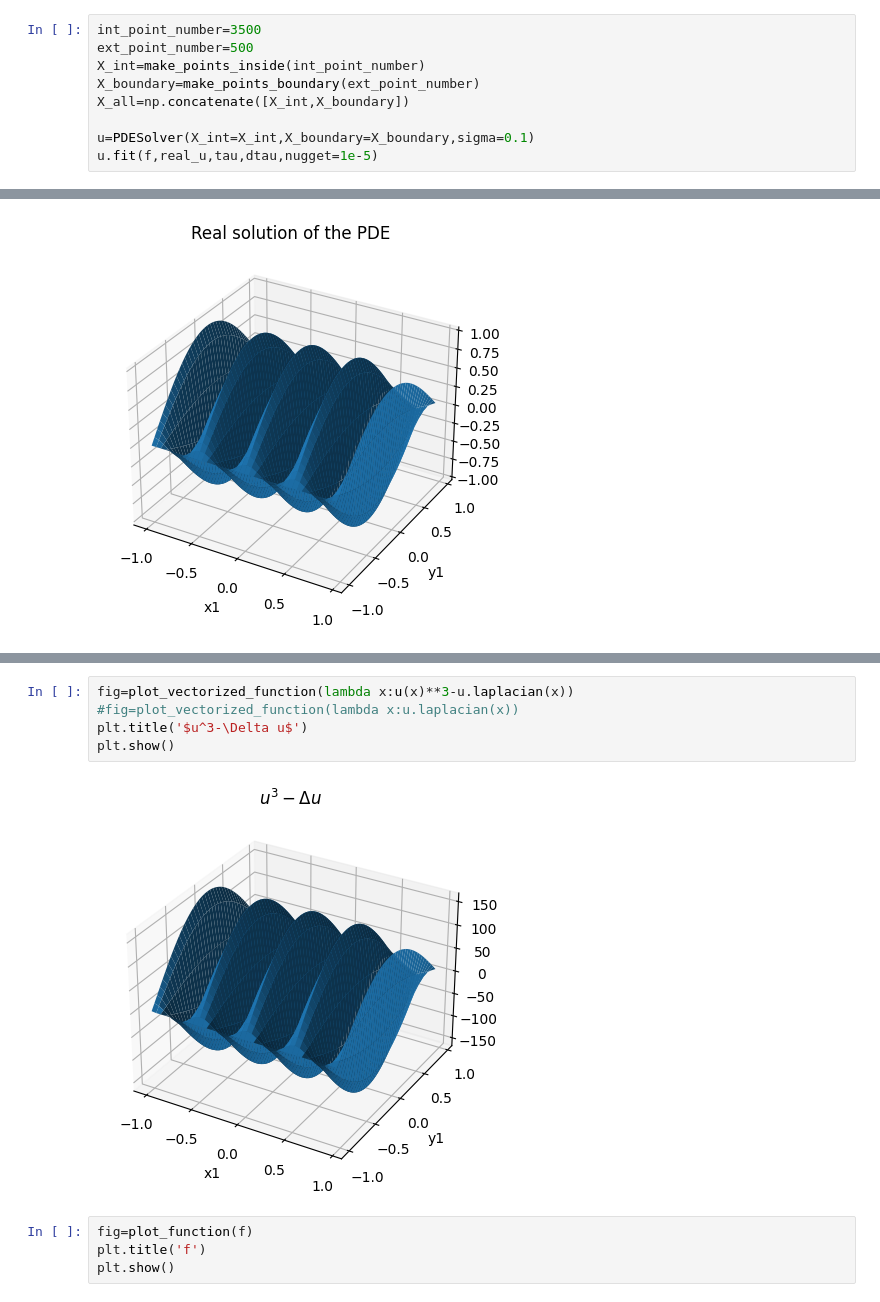
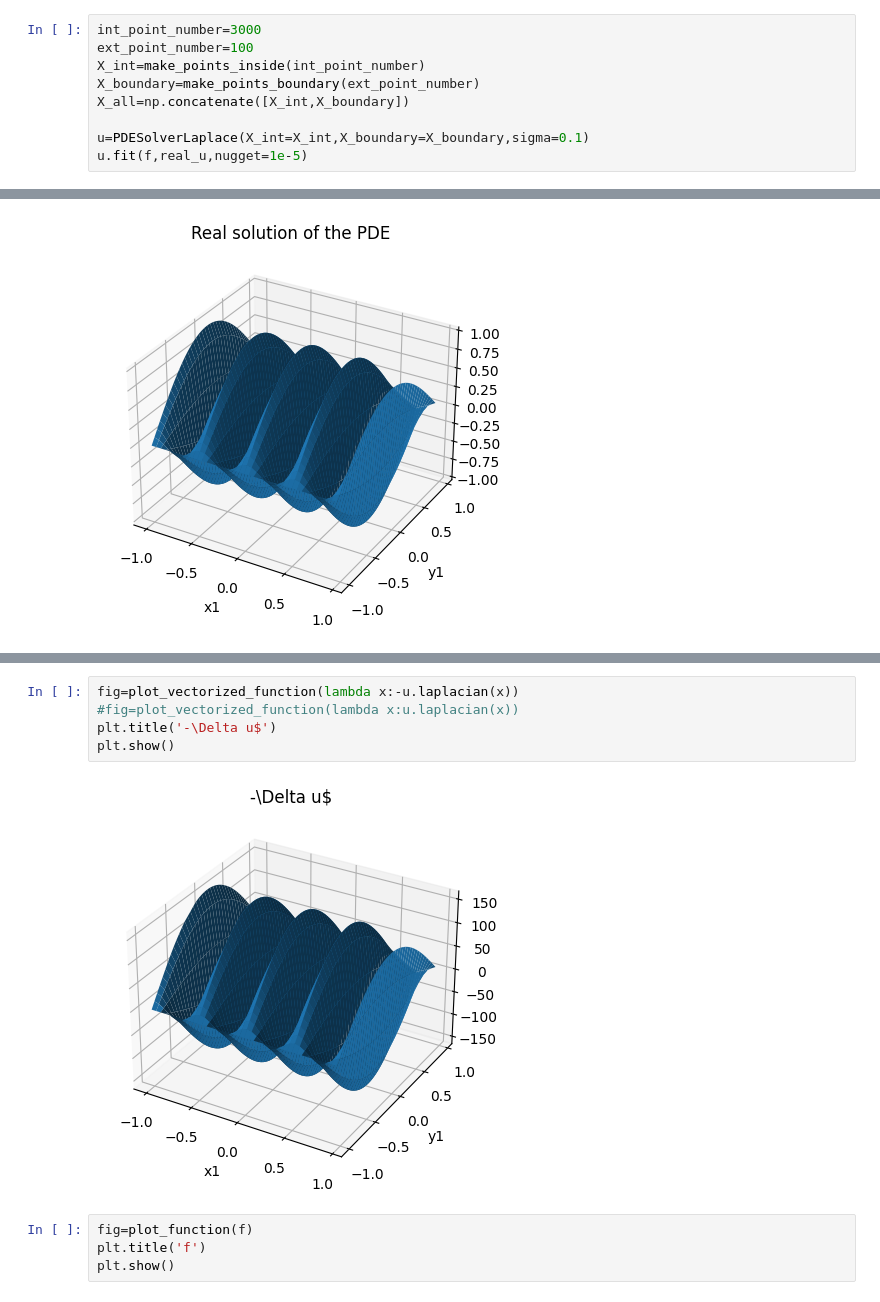
Before and after one commit to TheoBourdais/ModelAggregation, a Jupyter notebook: laplace aggregation.ipynb, the cells around one changed output, grey strips where cells are left out. Drawn from its saved outputs; the diff is of its cells as text.

Commit message:
update laplace

```diff
--- a/laplace aggregation.ipynb
+++ b/laplace aggregation.ipynb
@@ -38,14 +45,14 @@ f=lambda xy:f_tuple(xy[0],xy[1])
 tau=lambda x:np.zeros_like(x)#np.power(x,3)
 dtau=lambda x:np.zeros_like(x)
 # %%
-int_point_number=3500
-ext_point_number=500
+int_point_number=3000
+ext_point_number=100
 X_int=make_points_inside(int_point_number)
 X_boundary=make_points_boundary(ext_point_number)
 X_all=np.concatenate([X_int,X_boundary])
 
-u=PDESolver(X_int=X_int,X_boundary=X_boundary,sigma=0.1)
-u.fit(f,real_u,tau,dtau,nugget=1e-5)
+u=PDESolverLaplace(X_int=X_int,X_boundary=X_boundary,sigma=0.1)
+u.fit(f,real_u,nugget=1e-5)
 # %%
 def plot_vectorized_function(f,mesh_size=0.05):
     fig = plt.figure()
@@ -88,10 +95,10 @@ plt.show()
 # %%
-fig=plot_vectorized_function(lambda x:u(x)**3-u.laplacian(x))
+fig=plot_vectorized_function(lambda x:-u.laplacian(x))
 #fig=plot_vectorized_function(lambda x:u.laplacian(x))
-plt.title('$u^3-\Delta u$')
+plt.title('-\Delta u$')
 plt.show()
 # %% [output]
-[figure, old version]
+[figure, new version]
 # %%
 fig=plot_function(f)
 plt.title('f')
```
Also changed, not shown: parts of 22 cells of this notebook, 1 other file.
